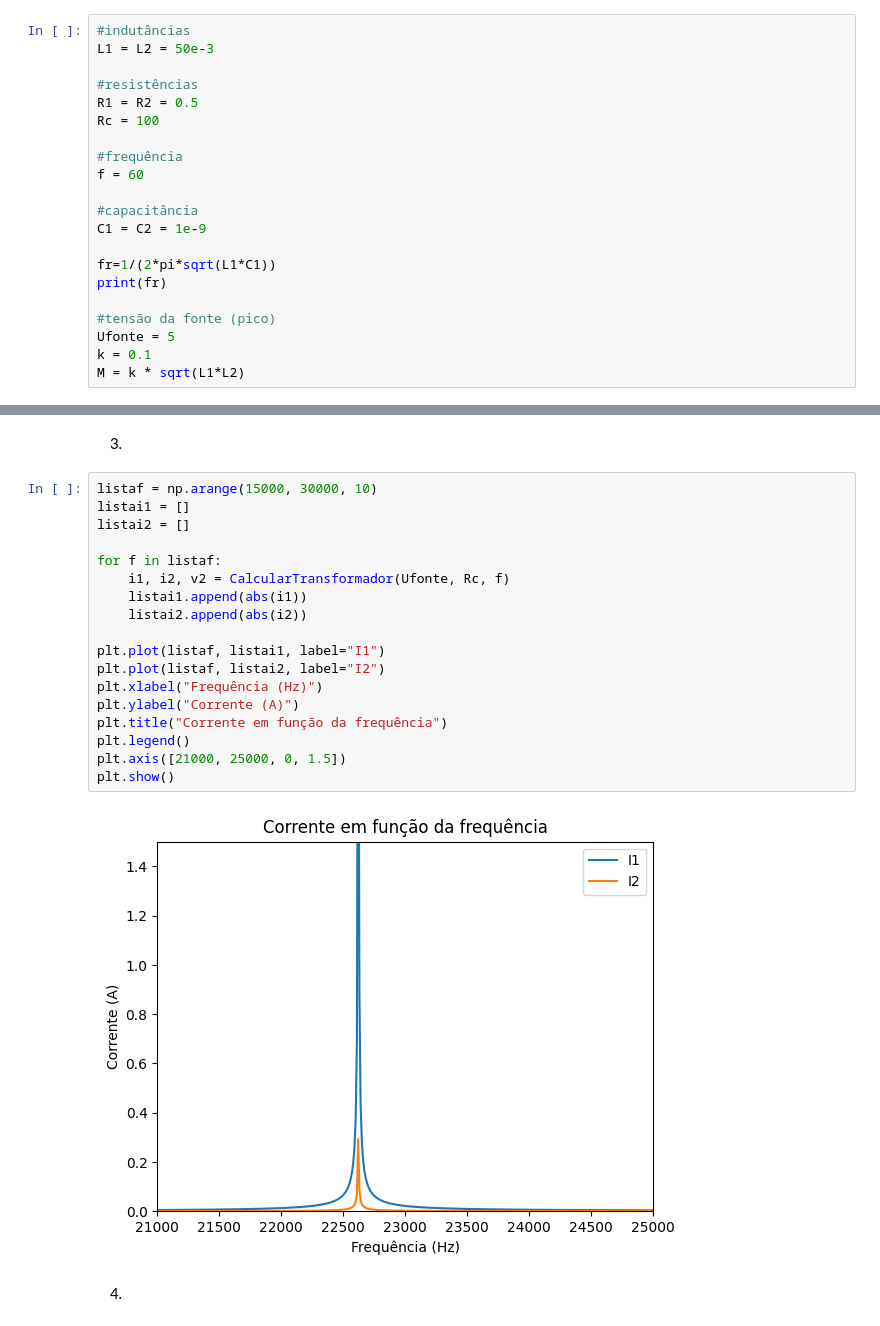
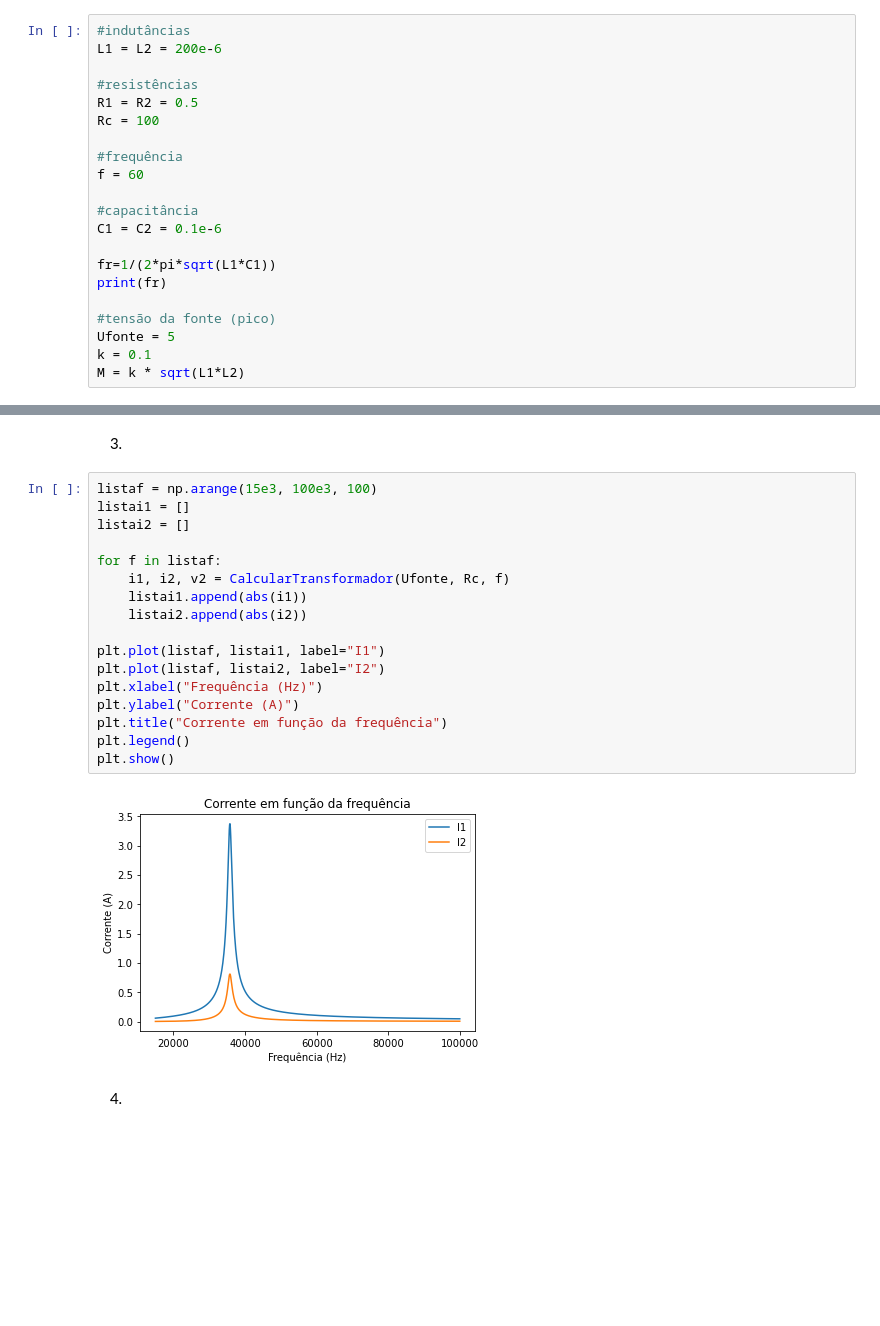
Before and after one commit to MatheusCastellucci/Projeto-Mamag, a Jupyter notebook: projeto.ipynb, the cells around one changed output, grey strips where cells are left out. Cells and saved outputs as stored; diff of their text form; blank space fills up the shorter version.

```diff
--- a/projeto.ipynb
+++ b/projeto.ipynb
@@ -21,7 +21,7 @@ import numpy as np
 import matplotlib.pyplot as plt
 # %%
 #indutâncias
-L1 = L2 = 50e-3
+L1 = L2 = 200e-6
 
 #resistências
 R1 = R2 = 0.5
@@ -31,7 +31,7 @@ Rc = 100
 f = 60
 
 #capacitância
-C1 = C2 = 1e-9
+C1 = C2 = 0.1e-6
 
 fr=1/(2*pi*sqrt(L1*C1))
 print(fr)
@@ -61,25 +61,24 @@ def CalcularTransformador(Uf, Rc, f):
 # %% [markdown]
 3)
 # %%
-listaf = np.arange(15000, 30000, 10)
+listaf = np.arange(15e3, 100e3, 100)
 listai1 = []
 listai2 = []
 
 for f in listaf:
     i1, i2, v2 = CalcularTransformador(Ufonte, Rc, f)
     listai1.append(abs(i1))
     listai2.append(abs(i2))
 
 plt.plot(listaf, listai1, label="I1")
 plt.plot(listaf, listai2, label="I2")
 plt.xlabel("Frequência (Hz)")
 plt.ylabel("Corrente (A)")
 plt.title("Corrente em função da frequência")
 plt.legend()
-plt.axis([21000, 25000, 0, 1.5])
 plt.show()
 # %% [output]
-[figure, old version]
+[figure, new version]
 # %% [markdown]
 4)
 # %%
```
Also changed, not shown: parts of 5 cells of this notebook.
